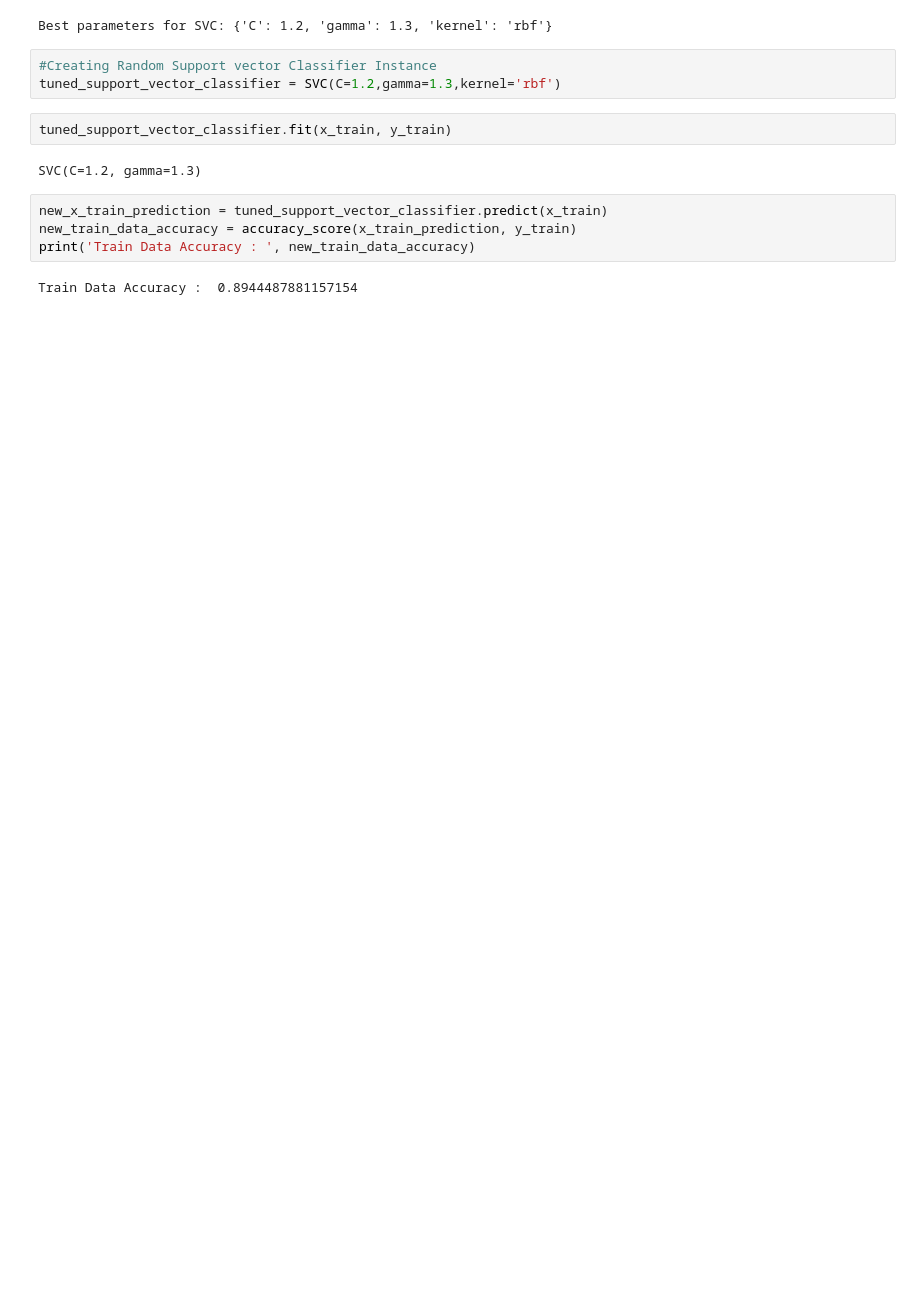
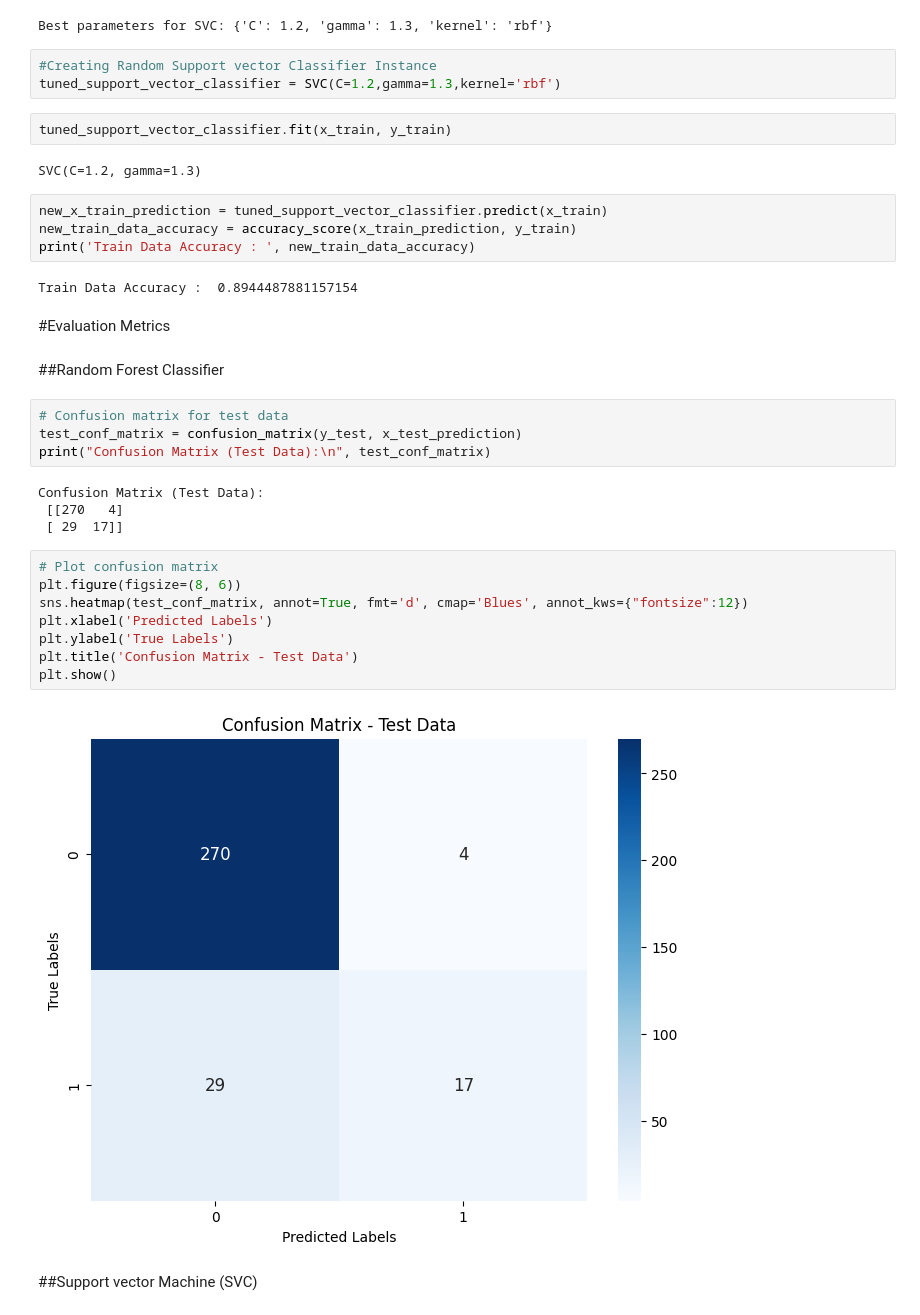
Before and after one commit to ChamikaRohan/Machine-Learning-based-Red-Wine-Quality-Prediction, a Jupyter notebook: Red_Wine_Quality_Prediction_Model.ipynb, the cells around one changed output. Cells and saved outputs as stored; diff of their text form; blank space fills up the shorter version.

```diff
--- a/Red_Wine_Quality_Prediction_Model.ipynb
+++ b/Red_Wine_Quality_Prediction_Model.ipynb
@@ -402,3 +617,27 @@ new_train_data_accuracy = accuracy_score(x_train_prediction, y_train)
 print('Train Data Accuracy : ', new_train_data_accuracy)
 # %% [output]
 Train Data Accuracy :  0.8944487881157154
+# %% [markdown]
+#Evaluation Metrics
+# %% [markdown]
+##Random Forest Classifier
+# %%
+# Confusion matrix for test data
+test_conf_matrix = confusion_matrix(y_test, x_test_prediction)
+print("Confusion Matrix (Test Data):\n", test_conf_matrix)
+# %% [output]
+Confusion Matrix (Test Data):
+ [[270   4]
+ [ 29  17]]
+# %%
+# Plot confusion matrix
+plt.figure(figsize=(8, 6))
+sns.heatmap(test_conf_matrix, annot=True, fmt='d', cmap='Blues', annot_kws={"fontsize":12})
+plt.xlabel('Predicted Labels')
+plt.ylabel('True Labels')
+plt.title('Confusion Matrix - Test Data')
+plt.show()
+# %% [output]
+[figure, added]
+# %% [markdown]
+##Support vector Machine (SVC)
```
Also changed, not shown: parts of 31 cells of this notebook.
